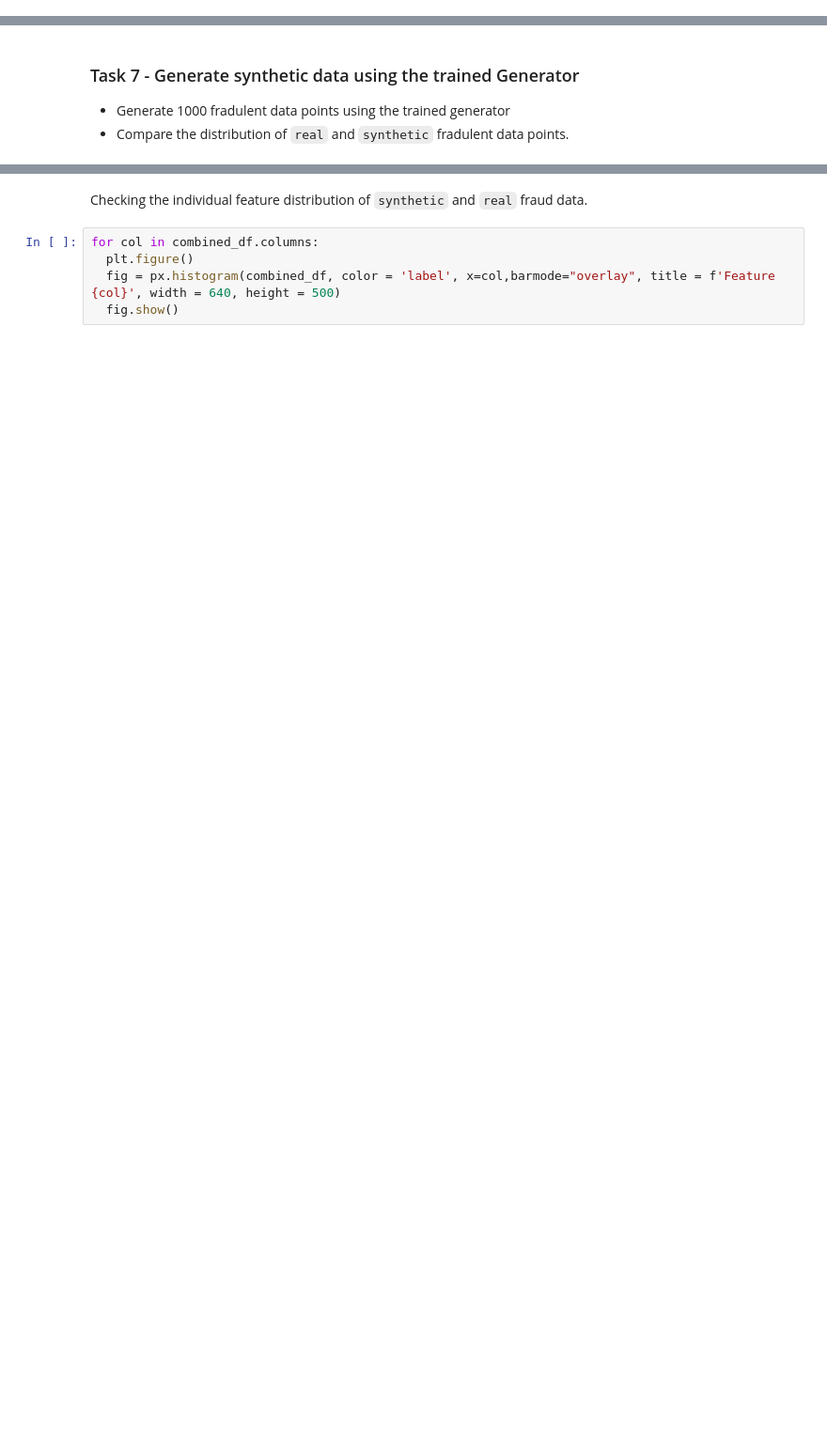
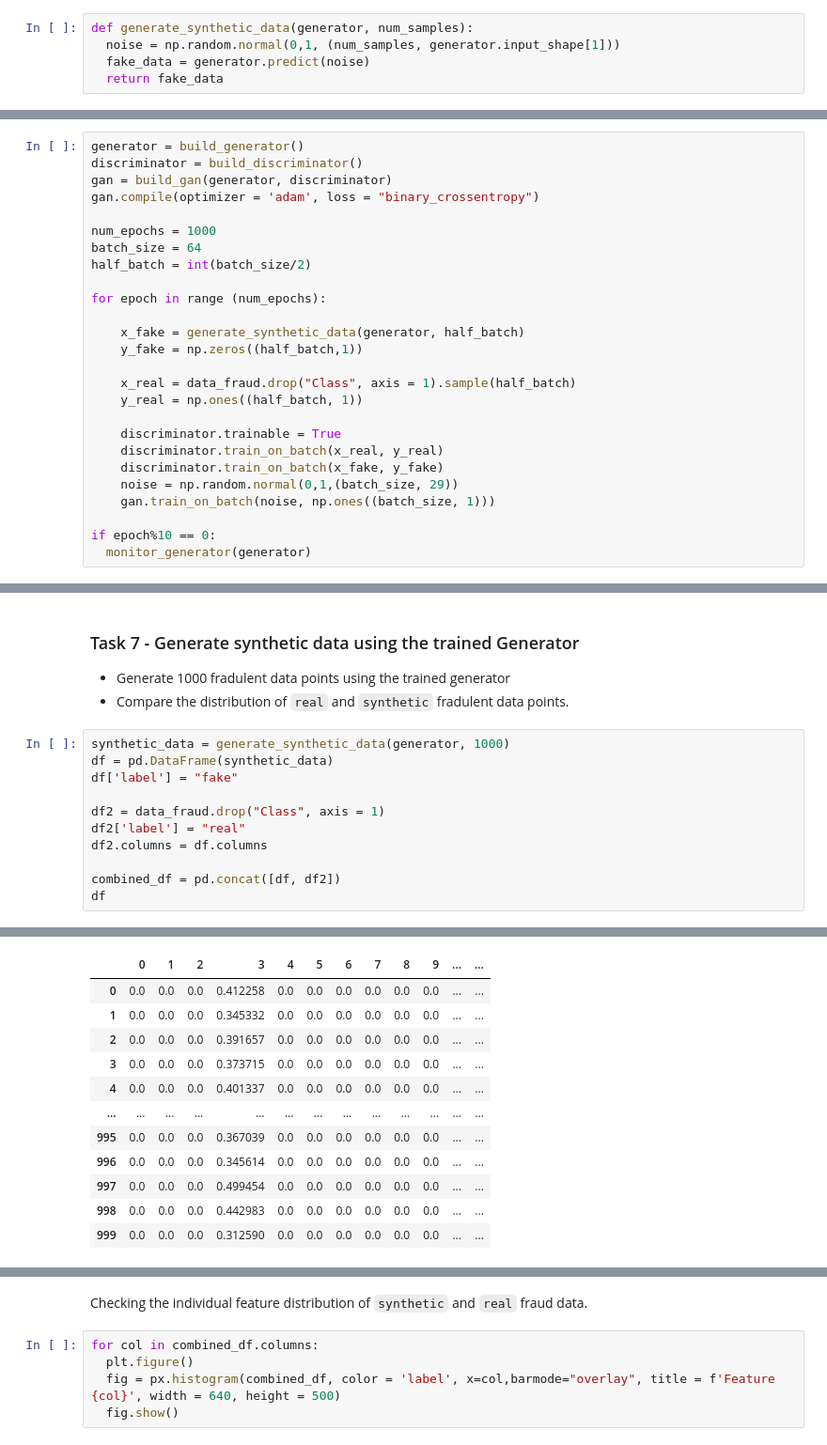
Before and after one commit to LauraLLLL/Coursera_0424_1, a Jupyter notebook: The_Notebook.ipynb, the cells around one changed output, grey strips where cells are left out. Shown at 94% size. Drawn from its saved outputs; the diff is of its cells as text; blank space fills up the shorter version.

```diff
--- a/The_Notebook.ipynb
+++ b/The_Notebook.ipynb
@@ -71,5 +248,10 @@ Write a method to create the Discriminator model architecture
 # %% [markdown]
 Let's create a method that generates synthetic data using the Generator
+# %%
+def generate_synthetic_data(generator, num_samples):
+  noise = np.random.normal(0,1, (num_samples, generator.input_shape[1]))
+  fake_data = generator.predict(noise)
+  return fake_data
 # %% [markdown]
 ### Task 6 - Train and evaluate our GAN
 *    Defining some variables
@@ -109,3 +291,29 @@ def monitor_generator(generator):
     plt.figure()
     sns.scatterplot(data=df_combined, x=0, y=1, hue='label', s=10)
     plt.show()
+# %%
+generator = build_generator()
+discriminator = build_discriminator()
+gan = build_gan(generator, discriminator)
+gan.compile(optimizer = 'adam', loss = "binary_crossentropy")
+
+num_epochs = 1000
+batch_size = 64
+half_batch = int(batch_size/2)
+
+for epoch in range (num_epochs):
+
+    x_fake = generate_synthetic_data(generator, half_batch)
+    y_fake = np.zeros((half_batch,1))
+
+    x_real = data_fraud.drop("Class", axis = 1).sample(half_batch)
+    y_real = np.ones((half_batch, 1))
+
+    discriminator.trainable = True
+    discriminator.train_on_batch(x_real, y_real)
+    discriminator.train_on_batch(x_fake, y_fake)
+    noise = np.random.normal(0,1,(batch_size, 29))
+    gan.train_on_batch(noise, np.ones((batch_size, 1)))
+
+if epoch%10 == 0:
+  monitor_generator(generator)
@@ -114,3 +340,15 @@ def monitor_generator(generator):
 
 *   Generate 1000 fradulent data points using the trained generator
 *   Compare the distribution of `real` and `synthetic` fradulent data points.
+# %%
+synthetic_data = generate_synthetic_data(generator, 1000)
+df = pd.DataFrame(synthetic_data)
+df['label'] = "fake"
+
+df2 = data_fraud.drop("Class", axis = 1)
+df2['label'] = "real"
+df2.columns = df.columns
+
+combined_df = pd.concat([df, df2])
+df
+# %% [output]
@@ -116,0 +356,12 @@ def monitor_generator(generator):
+|  | 0 | 1 | 2 | 3 | 4 | 5 | 6 | 7 | 8 | 9 | ... | ... |
+| 0 | 0.0 | 0.0 | 0.0 | 0.412258 | 0.0 | 0.0 | 0.0 | 0.0 | 0.0 | 0.0 | ... | ... |
+| 1 | 0.0 | 0.0 | 0.0 | 0.345332 | 0.0 | 0.0 | 0.0 | 0.0 | 0.0 | 0.0 | ... | ... |
+| 2 | 0.0 | 0.0 | 0.0 | 0.391657 | 0.0 | 0.0 | 0.0 | 0.0 | 0.0 | 0.0 | ... | ... |
+| 3 | 0.0 | 0.0 | 0.0 | 0.373715 | 0.0 | 0.0 | 0.0 | 0.0 | 0.0 | 0.0 | ... | ... |
+| 4 | 0.0 | 0.0 | 0.0 | 0.401337 | 0.0 | 0.0 | 0.0 | 0.0 | 0.0 | 0.0 | ... | ... |
+| ... | ... | ... | ... | ... | ... | ... | ... | ... | ... | ... | ... | ... |
+| 995 | 0.0 | 0.0 | 0.0 | 0.367039 | 0.0 | 0.0 | 0.0 | 0.0 | 0.0 | 0.0 | ... | ... |
+| 996 | 0.0 | 0.0 | 0.0 | 0.345614 | 0.0 | 0.0 | 0.0 | 0.0 | 0.0 | 0.0 | ... | ... |
+| 997 | 0.0 | 0.0 | 0.0 | 0.499454 | 0.0 | 0.0 | 0.0 | 0.0 | 0.0 | 0.0 | ... | ... |
+| 998 | 0.0 | 0.0 | 0.0 | 0.442983 | 0.0 | 0.0 | 0.0 | 0.0 | 0.0 | 0.0 | ... | ... |
+| 999 | 0.0 | 0.0 | 0.0 | 0.312590 | 0.0 | 0.0 | 0.0 | 0.0 | 0.0 | 0.0 | ... | ... |
```
Also changed, not shown: parts of 16 cells of this notebook.
